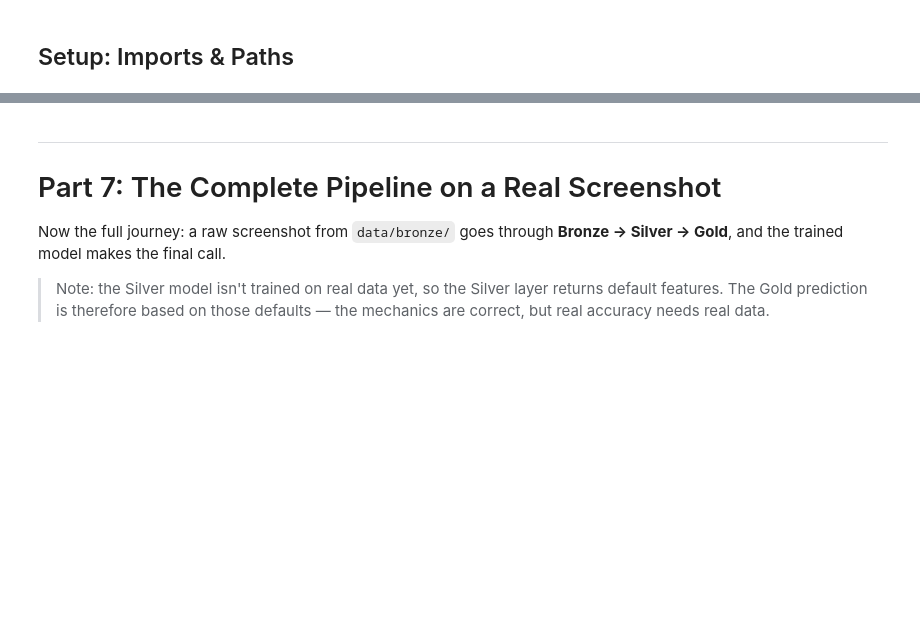
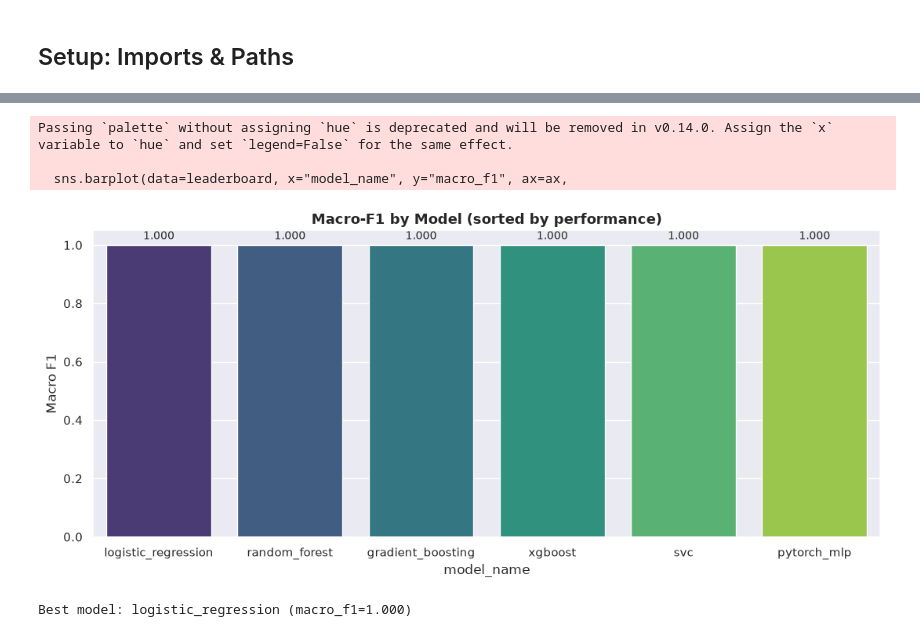
Before and after one commit to Beary346/Game-State-Vision-Predictor, a Jupyter notebook: notebooks/03_gold_modeling.ipynb, the cells around one changed output, grey strips where cells are left out. Drawn from its saved outputs; the diff is of its cells as text; code cells hidden in the pictures; blank space fills up the shorter version.

```diff
--- a/notebooks/03_gold_modeling.ipynb
+++ b/notebooks/03_gold_modeling.ipynb
@@ -312,17 +360,19 @@ print(leaderboard[["model_name", "accuracy", "macro_f1", "weighted_f1"]].to_stri
 # %%
 fig, ax = plt.subplots(figsize=(11, 5))
 sns.barplot(data=leaderboard, x="model_name", y="macro_f1", ax=ax,
             order=leaderboard["model_name"], palette="viridis")
-ax.set_title("Macro-F1 by Model (sorted by performance)",
-             fontsize=13, fontweight="bold")
+ax.set_title("Macro-F1 by Model (sorted by performance)", fontsize=13, fontweight="bold")
 ax.set_ylabel("Macro F1")
-ax.set_xlabel("Model")
 ax.set_ylim(0, 1.05)
 for i, row in enumerate(leaderboard.itertuples()):
-    ax.text(i, row.macro_f1 + 0.02, f"{row.macro_f1:.3f}",
-            ha="center", fontsize=10)
+    ax.text(i, row.macro_f1 + 0.02, f"{row.macro_f1:.3f}", ha="center", fontsize=10)
 plt.tight_layout()
 plt.show()
-
 print(f"Best model: {leaderboard.iloc[0]['model_name']} "
       f"(macro_f1={leaderboard.iloc[0]['macro_f1']:.3f})")
+# %% [output]
+Passing `palette` without assigning `hue` is deprecated and will be removed in v0.14.0. Assign the `x` variable to `hue` and set `legend=False` for the same effect.
+
+  sns.barplot(data=leaderboard, x="model_name", y="macro_f1", ax=ax,
+[figure, added]
+Best model: logistic_regression (macro_f1=1.000)
@@ -345,11 +378,0 @@ plt.show()
-# %% [markdown]
----
-
-# Part 7: The Complete Pipeline on a Real Screenshot
-
-Now the full journey: a raw screenshot from `data/bronze/` goes through
-**Bronze → Silver → Gold**, and the trained model makes the final call.
-
-> Note: the Silver model isn't trained on real data yet, so the Silver layer
-> returns default features. The Gold prediction is therefore based on those
-> defaults — the mechanics are correct, but real accuracy needs real data.
```
Also changed, not shown: parts of 36 cells of this notebook, 10 other files.
